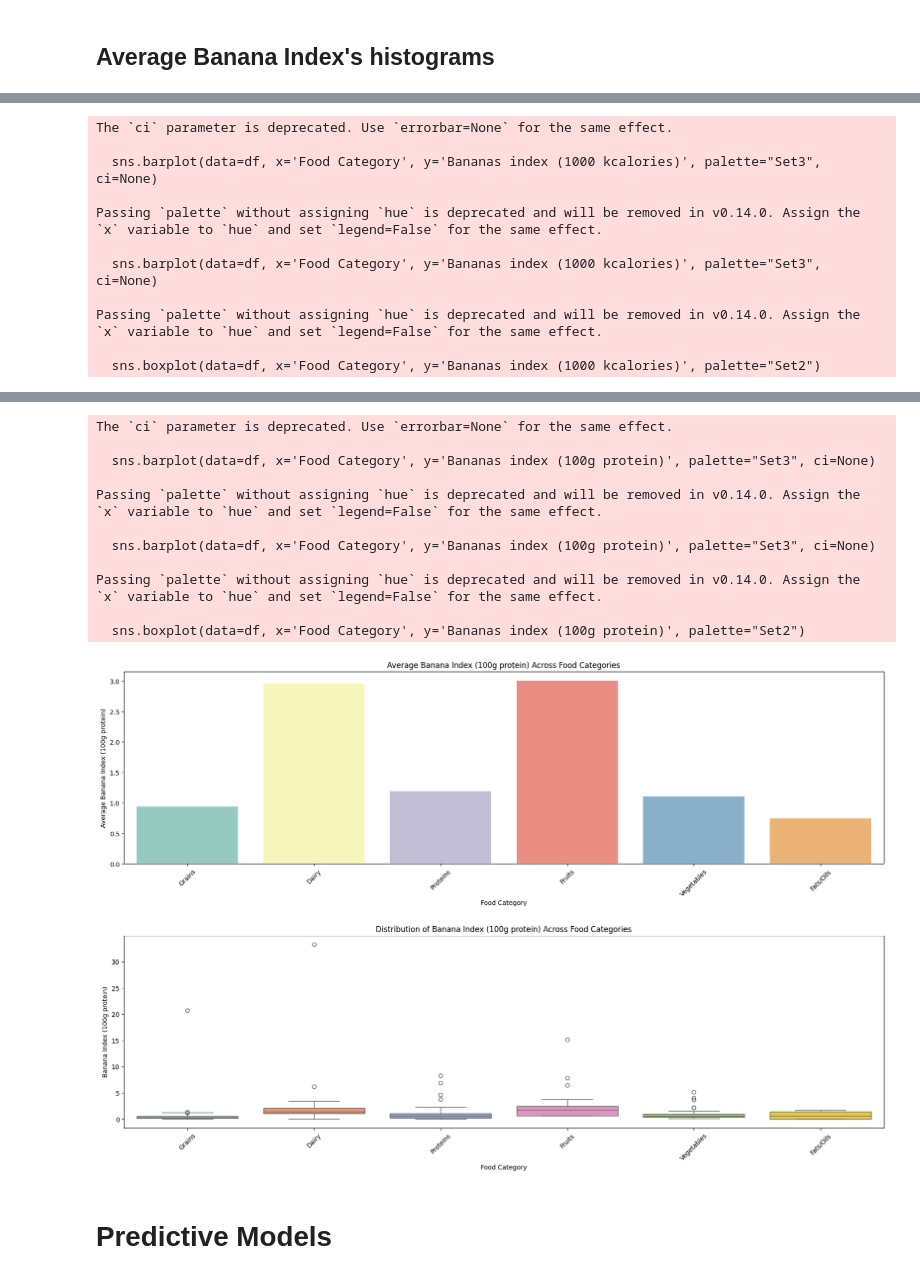
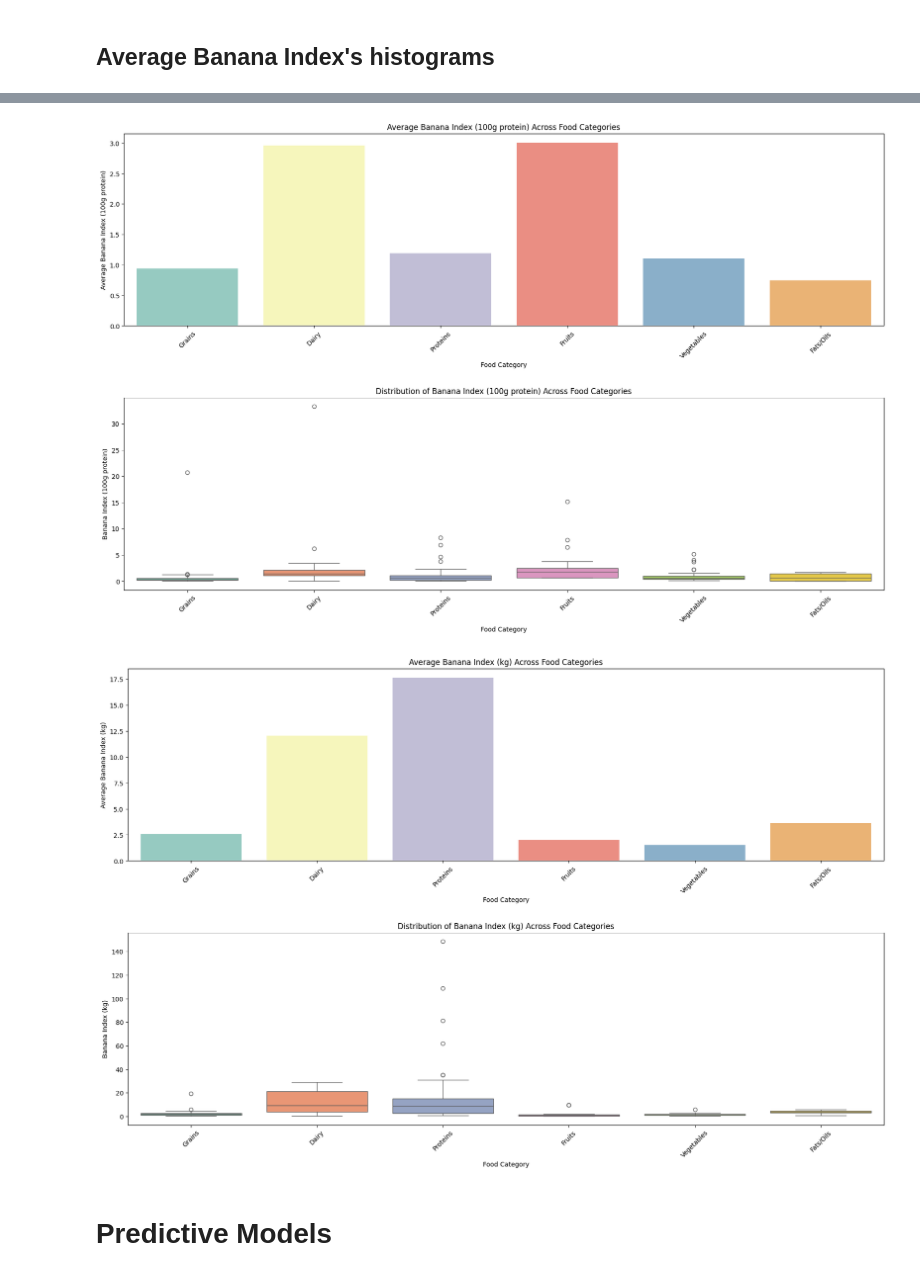
Before and after one commit to jld224/BananaIndex, a Jupyter notebook: BananaIndex.ipynb, the cells around one changed output, grey strips where cells are left out. Saved outputs shown, nothing was run; the diff lists cells and outputs as text; code cells hidden in the pictures.

```diff
--- a/BananaIndex.ipynb
+++ b/BananaIndex.ipynb
@@ -125,65 +115,44 @@ plt.xticks(rotation=45)
 plt.ylabel('Average Banana Index (100g protein)')
 
 plt.subplot(2, 1, 2)
 sns.boxplot(data=df, x='Food Category', y='Bananas index (100g protein)', palette="Set2")
 plt.title('Distribution of Banana Index (100g protein) Across Food Categories')
 plt.xlabel('Food Category')
 plt.xticks(rotation=45)
 plt.ylabel('Banana Index (100g protein)')
 
 plt.tight_layout(pad=3.0)
 
 plt.show()
 
 # Set a larger figure size for subplots
 plt.figure(figsize=(18, 12))
 
-# Create a bar plot for 'Bananas index (1000 kcalories)'
-plt.subplot(2, 1, 1)  # 2 rows, 1 column, 1st subplot
-sns.barplot(data=df, x='Food Category', y='Bananas index (1000 kcalories)', palette="Set3", ci=None)
-plt.title('Average Banana Index (1000 kcalories) Across Food Categories')
+# Create a bar plot for 'Bananas index (kg)'
+plt.subplot(2, 1, 1)
+sns.barplot(data=df, x='Food Category', y='Bananas index (kg)', palette="Set3", ci=None)
+plt.title('Average Banana Index (kg) Across Food Categories')
 plt.xlabel('Food Category')
 plt.xticks(rotation=45)
-plt.ylabel('Average Banana Index (1000 kcalories)')
+plt.ylabel('Average Banana Index (kg)')
 
-# Create a box plot for 'Bananas index (1000 kcalories)' to show the distribution
-plt.subplot(2, 1, 2)  # 2 rows, 1 column, 2nd subplot
-sns.boxplot(data=df, x='Food Category', y='Bananas index (1000 kcalories)', palette="Set2")
-plt.title('Distribution of Banana Index (1000 kcalories) Across Food Categories')
+# Create a box plot for 'Bananas index (kg)' to show the distribution
+plt.subplot(2, 1, 2)
+sns.boxplot(data=df, x='Food Category', y='Bananas index (kg)', palette="Set2")
+plt.title('Distribution of Banana Index (kg) Across Food Categories')
 plt.xlabel('Food Category')
 plt.xticks(rotation=45)
-plt.ylabel('Banana Index (1000 kcalories)')
+plt.ylabel('Banana Index (kg)')
 
 # Adjusting space between the plots to prevent label overlap
 plt.tight_layout(pad=3.0)
 
 # Show combined plot
 plt.show()
 # %% [output]
-The `ci` parameter is deprecated. Use `errorbar=None` for the same effect.
-
-  sns.barplot(data=df, x='Food Category', y='Bananas index (1000 kcalories)', palette="Set3", ci=None)
-
-Passing `palette` without assigning `hue` is deprecated and will be removed in v0.14.0. Assign the `x` variable to `hue` and set `legend=False` for the same effect.
-
-  sns.barplot(data=df, x='Food Category', y='Bananas index (1000 kcalories)', palette="Set3", ci=None)
-
-Passing `palette` without assigning `hue` is deprecated and will be removed in v0.14.0. Assign the `x` variable to `hue` and set `legend=False` for the same effect.
-
-  sns.boxplot(data=df, x='Food Category', y='Bananas index (1000 kcalories)', palette="Set2")
 [figure]
-The `ci` parameter is deprecated. Use `errorbar=None` for the same effect.
-
-  sns.barplot(data=df, x='Food Category', y='Bananas index (100g protein)', palette="Set3", ci=None)
-
-Passing `palette` without assigning `hue` is deprecated and will be removed in v0.14.0. Assign the `x` variable to `hue` and set `legend=False` for the same effect.
-
-  sns.barplot(data=df, x='Food Category', y='Bananas index (100g protein)', palette="Set3", ci=None)
-
-Passing `palette` without assigning `hue` is deprecated and will be removed in v0.14.0. Assign the `x` variable to `hue` and set `legend=False` for the same effect.
-
-  sns.boxplot(data=df, x='Food Category', y='Bananas index (100g protein)', palette="Set2")
 [figure]
+[figure, added]
 # %% [markdown]
 # Predictive Models
 # %%
```
Also changed, not shown: parts of 9 cells of this notebook, 1 other file.
